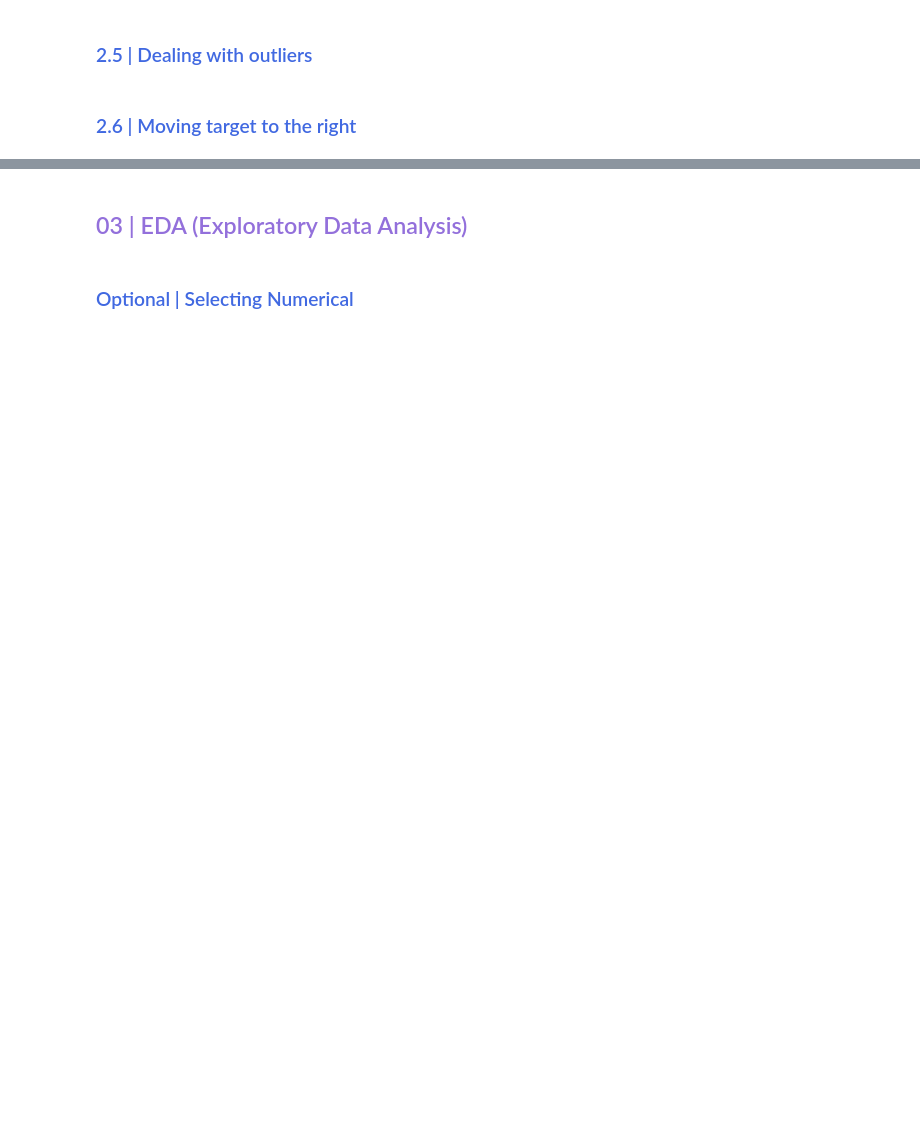
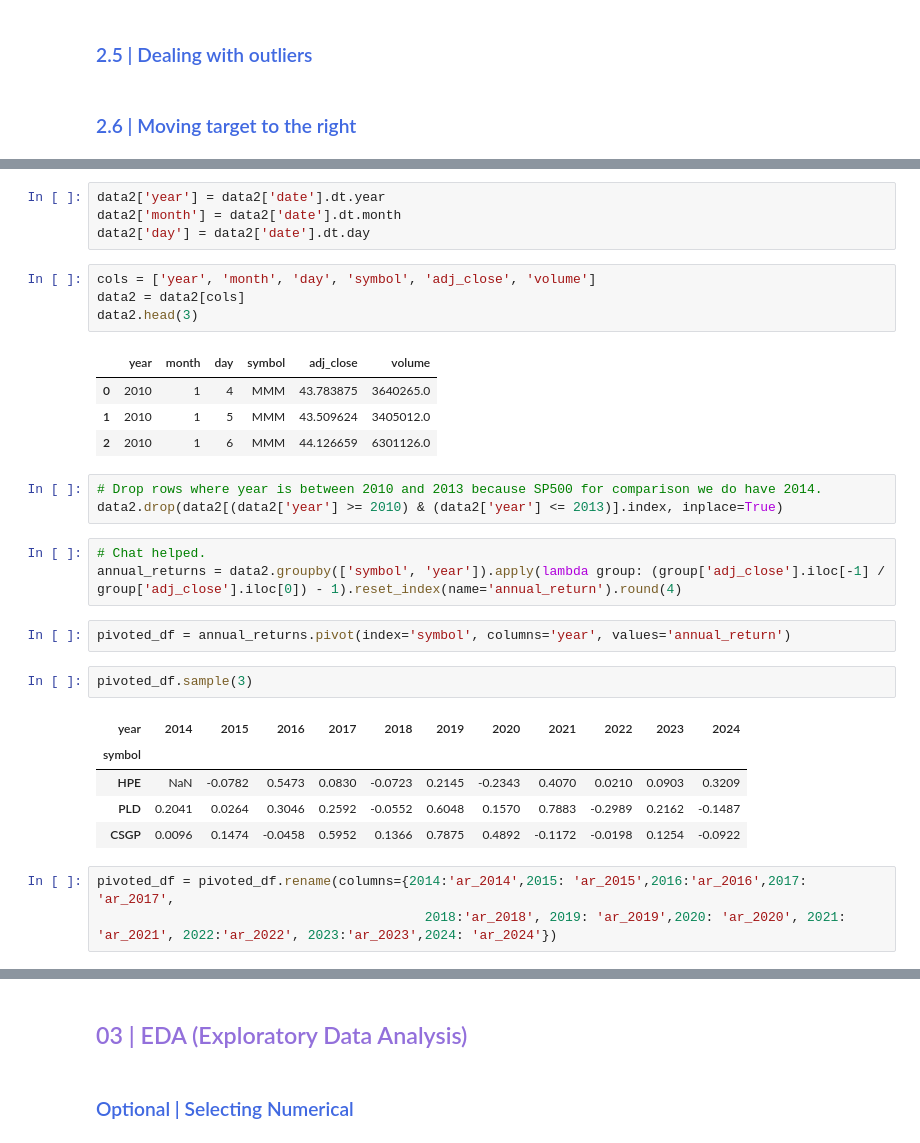
Before and after one commit to marsalmorera/stock-analysis, a Jupyter notebook: stock-analysis.ipynb, the cells around one changed output, grey strips where cells are left out. Cells and saved outputs as stored; diff of their text form; blank space fills up the shorter version.

```diff
--- a/stock-analysis.ipynb
+++ b/stock-analysis.ipynb
@@ -128,0 +202,32 @@ sp.isna().sum()
+# %%
+data2['year'] = data2['date'].dt.year
+data2['month'] = data2['date'].dt.month
+data2['day'] = data2['date'].dt.day
+# %%
+cols = ['year', 'month', 'day', 'symbol', 'adj_close', 'volume']
+data2 = data2[cols]
+data2.head(3)
+# %% [output]
+|  | year | month | day | symbol | adj_close | volume |
+| 0 | 2010 | 1 | 4 | MMM | 43.783875 | 3640265.0 |
+| 1 | 2010 | 1 | 5 | MMM | 43.509624 | 3405012.0 |
+| 2 | 2010 | 1 | 6 | MMM | 44.126659 | 6301126.0 |
+# %%
+# Drop rows where year is between 2010 and 2013 because SP500 for comparison we do have 2014.
+data2.drop(data2[(data2['year'] >= 2010) & (data2['year'] <= 2013)].index, inplace=True)
+# %%
+# Chat helped.
+annual_returns = data2.groupby(['symbol', 'year']).apply(lambda group: (group['adj_close'].iloc[-1] / group['adj_close'].iloc[0]) - 1).reset_index(name='annual_return').round(4)
+# %%
+pivoted_df = annual_returns.pivot(index='symbol', columns='year', values='annual_return')
+# %%
+pivoted_df.sample(3)
+# %% [output]
+| year | 2014 | 2015 | 2016 | 2017 | 2018 | 2019 | 2020 | 2021 | 2022 | 2023 | 2024 |
+| symbol |  |  |  |  |  |  |  |  |  |  |  |
+| HPE | NaN | -0.0782 | 0.5473 | 0.0830 | -0.0723 | 0.2145 | -0.2343 | 0.4070 | 0.0210 | 0.0903 | 0.3209 |
+| PLD | 0.2041 | 0.0264 | 0.3046 | 0.2592 | -0.0552 | 0.6048 | 0.1570 | 0.7883 | -0.2989 | 0.2162 | -0.1487 |
+| CSGP | 0.0096 | 0.1474 | -0.0458 | 0.5952 | 0.1366 | 0.7875 | 0.4892 | -0.1172 | -0.0198 | 0.1254 | -0.0922 |
+# %%
+pivoted_df = pivoted_df.rename(columns={2014:'ar_2014',2015: 'ar_2015',2016:'ar_2016',2017: 'ar_2017',
+                                          2018:'ar_2018', 2019: 'ar_2019',2020: 'ar_2020', 2021: 'ar_2021', 2022:'ar_2022', 2023:'ar_2023',2024: 'ar_2024'})
```
Also changed, not shown: parts of 36 cells of this notebook, 1 other file.
